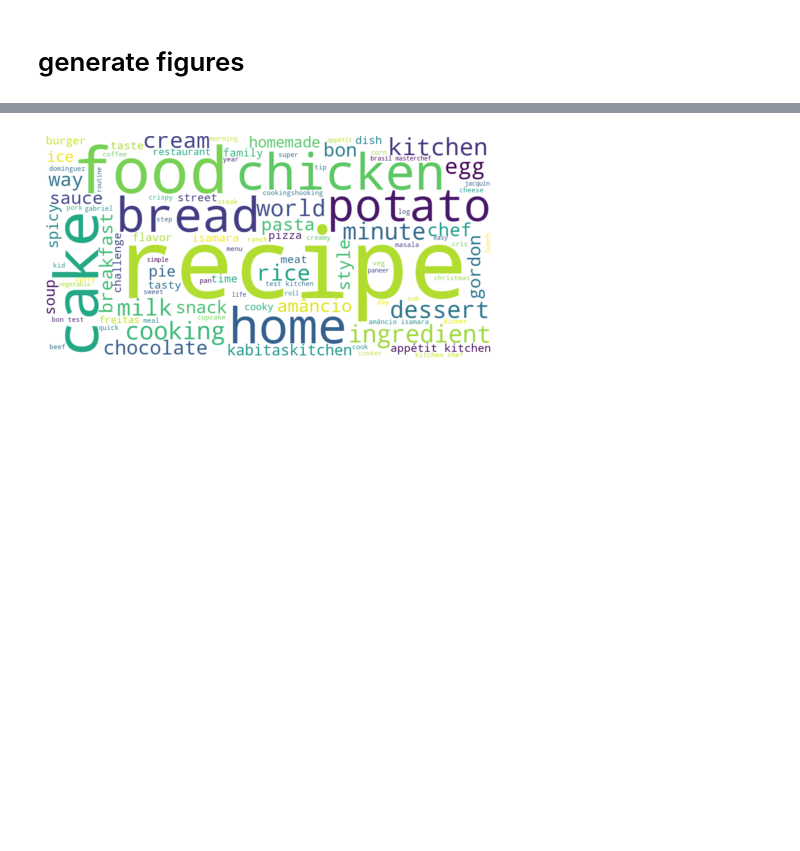
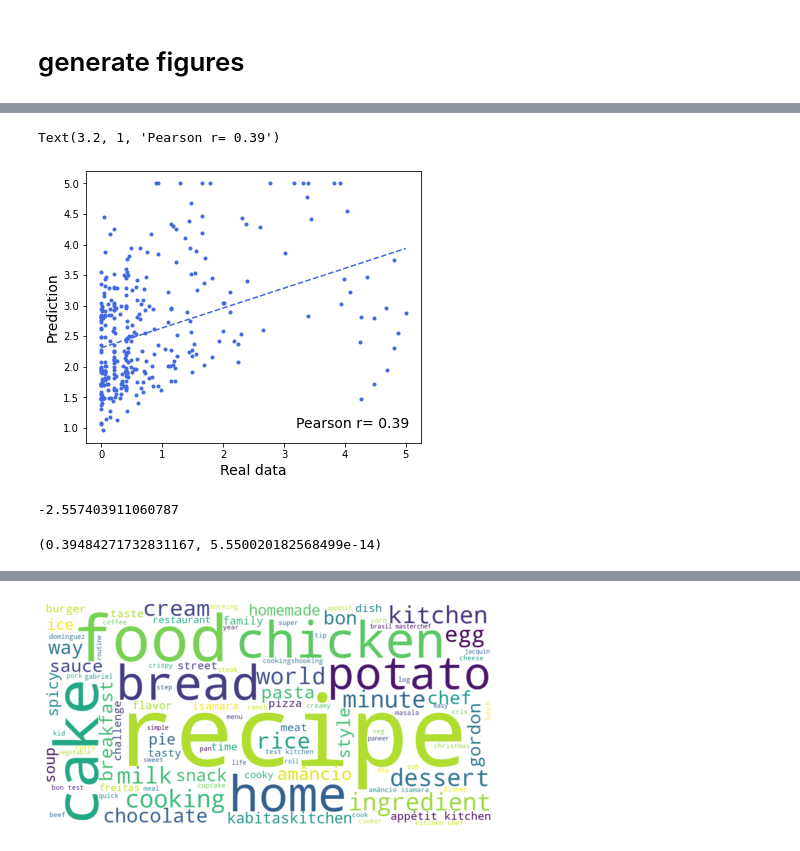
Before and after one commit to wandiyu/youtube_trend_app, a Jupyter notebook: capstone_project.ipynb, the cells around one changed output, grey strips where cells are left out. Drawn from its saved outputs; the diff is of its cells as text; code cells hidden in the pictures; blank space fills up the shorter version.

```diff
--- a/capstone_project.ipynb
+++ b/capstone_project.ipynb
@@ -458,0 +613,34 @@ argmax
+# %%
+def test_model(kw):
+    t0_new = datetime.datetime(2020,9,20)
+    kinds = [3,4]
+    x = get_kw_trend(kw)
+    if sum(x[0][-4:])==0:
+        return [],[]
+    x2,xout = [],[]
+    t0 = datetime.datetime(2019,9,8)
+    x2.append(pd.DataFrame(interp(x[0],0),index=pd.to_datetime([t0\
+    +datetime.timedelta(days=7*(i)) for i in range(len(x[0]))]),
+                columns=['view']))
+    x2.append(pd.DataFrame(interp(x[1],1),index=pd.to_datetime([t0\
+    +datetime.timedelta(days=7*(i)) for i in range(len(x[0]))]),
+                columns=['like']))
+    tout = pd.to_datetime([t0_new+datetime.timedelta(days=7*(i))\
+                    for i in range(4)])
+    for j in range(2):
+        f = time_series(LinearRegression(),get_seasonal(),residual())
+        f.fit(x2[j].index[:-4],x2[j][:-4])
+        prediction = f.predict(tout)
+        prediction[prediction>5] = 5
+        prediction[prediction<0] = 0
+        xout.append(prediction)
+    real = [x[0] for x in x2[0].values][-4:]+[x[0] for x in x2[1].values][-4:]
+    prediction = list(np.concatenate(xout))
+    return real,prediction
+# %%
+reals = []
+predictions = []
+for food in keywords_food:
+    real,prediction = test_model(food)
+    reals += real
+    predictions += prediction
@@ -458,0 +674,24 @@ argmax
+# %%
+plt.figure(figsize=[6,5])
+plt.plot(reals,predictions,'.',color='royalblue')
+a,b = np.polyfit(reals,predictions,1)
+plt.plot(np.arange(6), np.arange(6)*a+b,'--',color='royalblue')
+plt.xlabel('Real data',fontsize=14)
+plt.ylabel('Prediction',fontsize=14)
+plt.text(3.2,1,'Pearson r= {r:.2f}'.format(r=np.corrcoef(reals,
+                [x[0] for x in predictions])[0][1]),fontsize=14)
+
+plt.savefig('app/static/model_perfomance.jpeg')
+# %% [output]
+Text(3.2, 1, 'Pearson r= 0.39')
+[figure, added]
+# %%
+from sklearn.metrics import r2_score
+r2_score(reals,predictions)
+# %% [output]
+-2.557403911060787
+# %%
+from scipy.stats import pearsonr
+pearsonr(reals,[x[0] for x in predictions])
+# %% [output]
+(0.39484271732831167, 5.550020182568499e-14)
```
Also changed, not shown: parts of 56 cells of this notebook, 24 other files.
